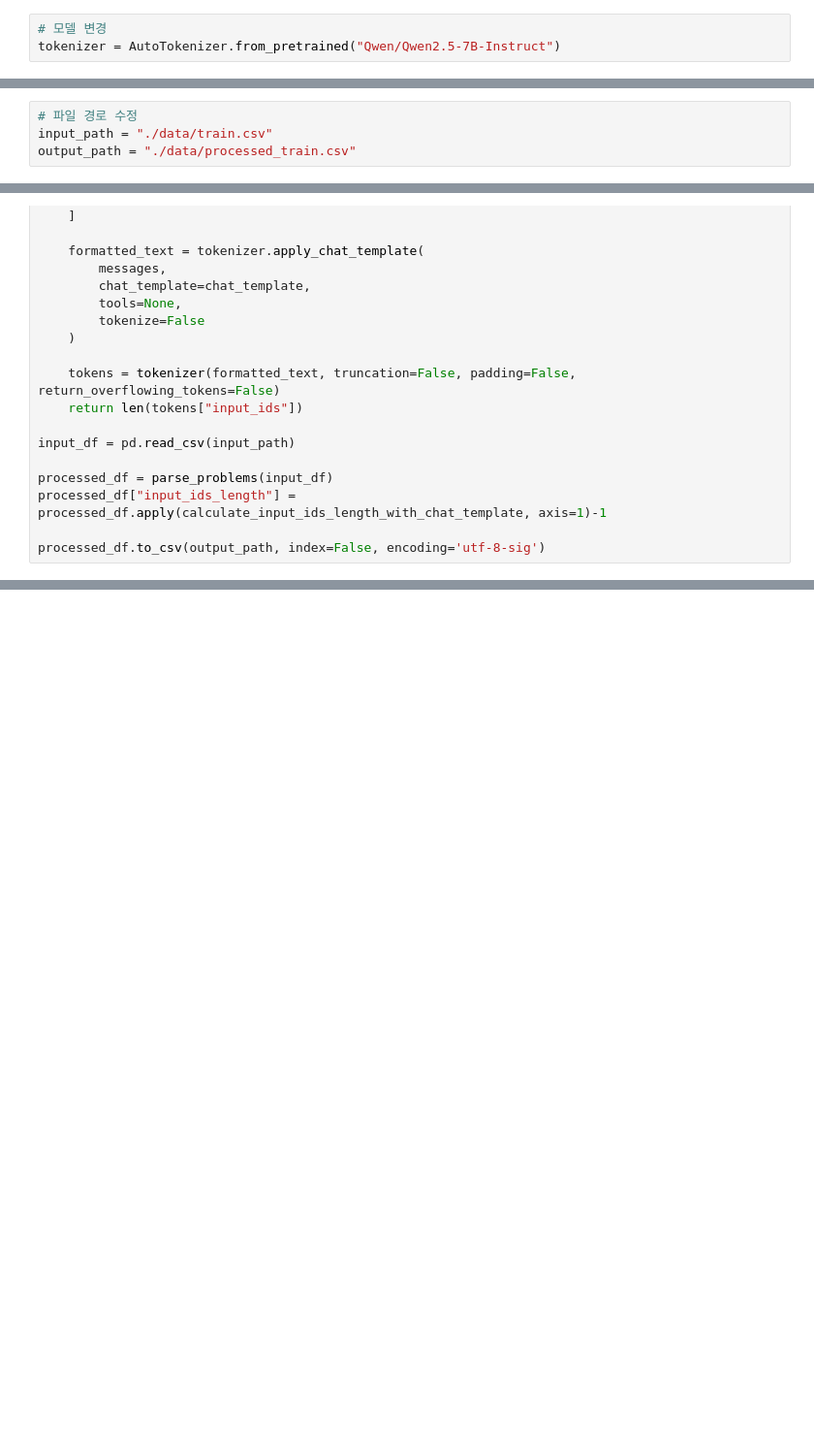
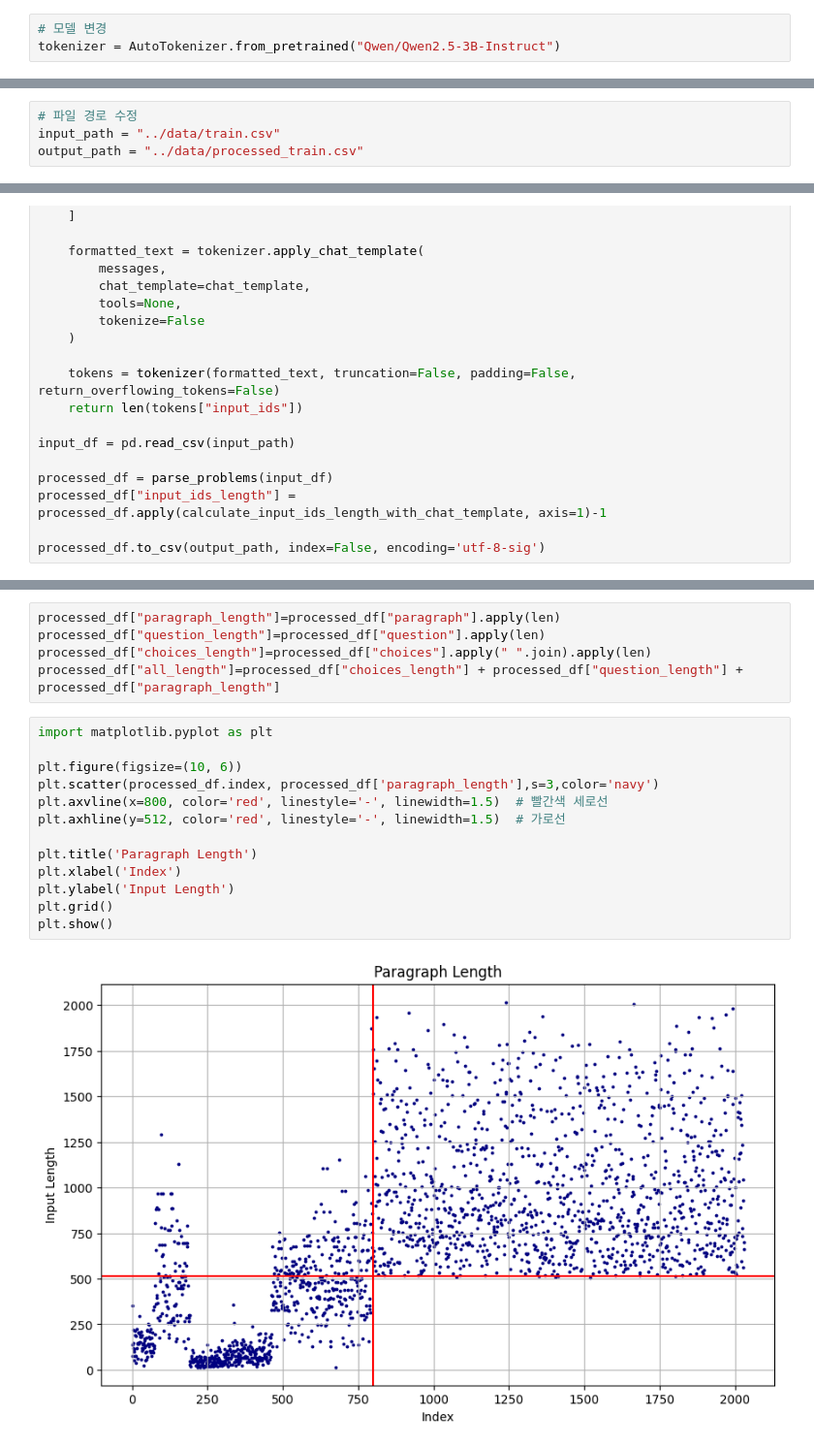
Before and after one commit to yeseoLee/CSAT-LLM, a Jupyter notebook: notebook/check_length.ipynb, the cells around one changed output, grey strips where cells are left out. Shown at 97% size. Drawn from its saved outputs; the diff is of its cells as text; blank space fills up the shorter version.

```diff
--- a/notebook/check_length.ipynb
+++ b/notebook/check_length.ipynb
@@ -4,7 +4,7 @@ from ast import literal_eval
 from transformers import AutoTokenizer
 # %%
 # 모델 변경
-tokenizer = AutoTokenizer.from_pretrained("Qwen/Qwen2.5-7B-Instruct")
+tokenizer = AutoTokenizer.from_pretrained("Qwen/Qwen2.5-3B-Instruct")
 # %%
 prompt_no_question = (
     "지문:\n {paragraph}\n\n 질문:\n {question}\n\n 선택지:\n {choices}\n\n "
@@ -42,8 +42,8 @@ chat_template = """
 """
 # %%
 # 파일 경로 수정
-input_path = "./data/train.csv"
-output_path = "./data/processed_train.csv"
+input_path = "../data/train.csv"
+output_path = "../data/processed_train.csv"
 # %%
 def calculate_input_ids_length_with_chat_template(row):
     choices_string = "\n".join([f"{idx + 1} - {choice}" for idx, choice in enumerate(row["choices"])])
@@ -99,0 +111,20 @@ plt.show()
+# %%
+processed_df["paragraph_length"]=processed_df["paragraph"].apply(len)
+processed_df["question_length"]=processed_df["question"].apply(len)
+processed_df["choices_length"]=processed_df["choices"].apply(" ".join).apply(len)
+processed_df["all_length"]=processed_df["choices_length"] + processed_df["question_length"] + processed_df["paragraph_length"]
+# %%
+import matplotlib.pyplot as plt
+
+plt.figure(figsize=(10, 6))
+plt.scatter(processed_df.index, processed_df['paragraph_length'],s=3,color='navy')
+plt.axvline(x=800, color='red', linestyle='-', linewidth=1.5)  # 빨간색 세로선
+plt.axhline(y=512, color='red', linestyle='-', linewidth=1.5)  # 가로선
+
+plt.title('Paragraph Length')
+plt.xlabel('Index')
+plt.ylabel('Input Length')
+plt.grid()
+plt.show()
+# %% [output]
+[figure, added]
```
Also changed, not shown: parts of 3 cells of this notebook.
